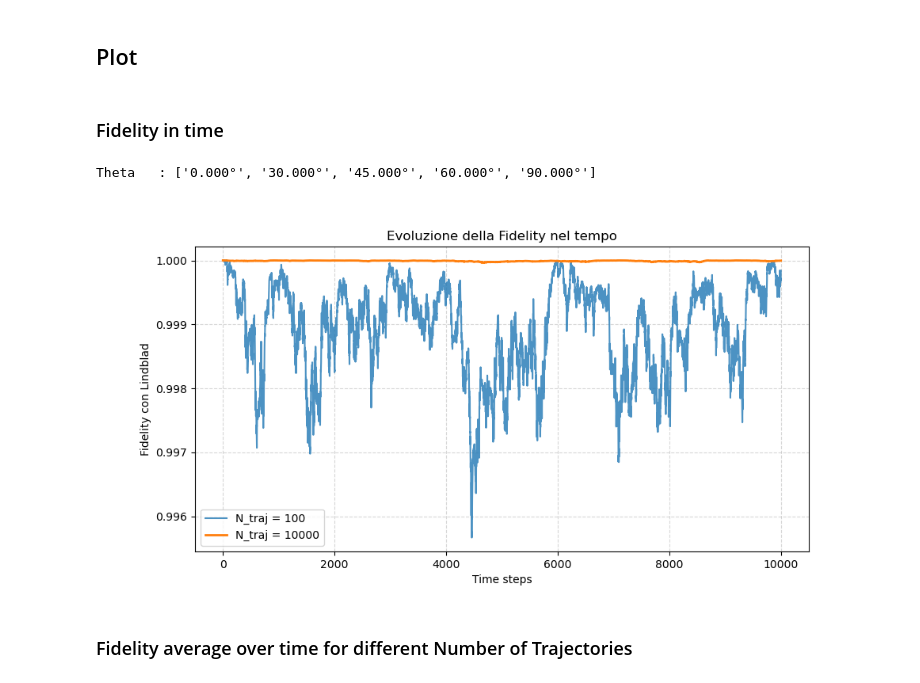
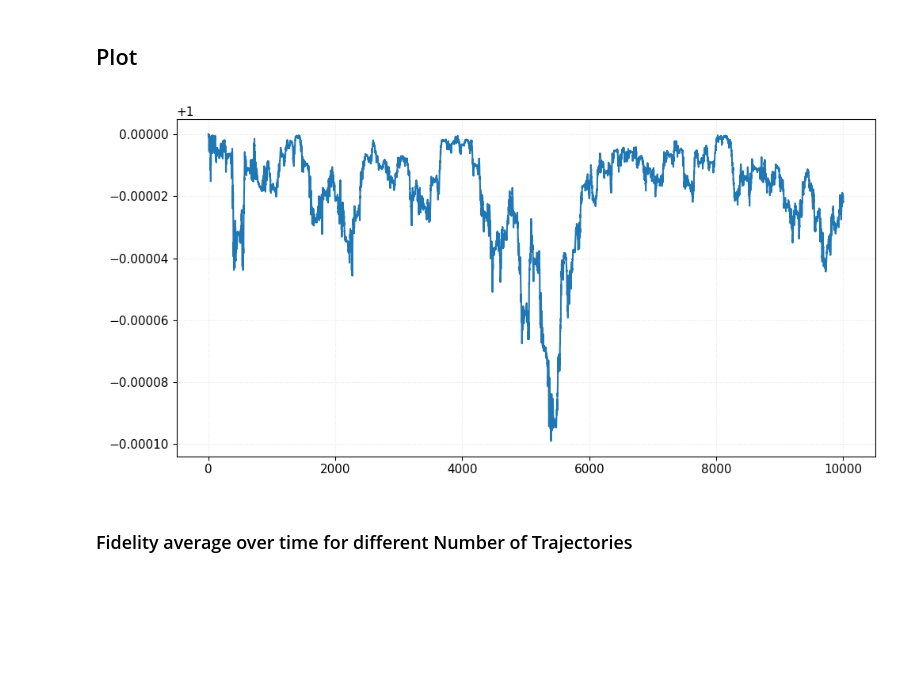
Before and after one commit to francescociavarella/Collisional-Methods, a Jupyter notebook: Codes/Avg_Fidelity_and_Trace_Distance_Analysis.ipynb, the cells around one changed output. Drawn from its saved outputs; the diff is of its cells as text; code cells hidden in the pictures; blank space fills up the shorter version.

```diff
--- a/Codes/Avg_Fidelity_and_Trace_Distance_Analysis.ipynb
+++ b/Codes/Avg_Fidelity_and_Trace_Distance_Analysis.ipynb
@@ -288,15 +285,19 @@ Lindblad_data = np.load(Lindblad_filepath)
 
 rho_lindblad_complete = Lindblad_data['rho_list_lindblad']  # 4x4 dimension
 
-rho_lindblad = np.zeros((time_steps, 2, 2), dtype=complex)
+rho_lindblad = np.zeros((time_steps, 2, 2), dtype=np.complex128)
+
 for t in range(time_steps):
-    # Extract the 2x2 block corresponding to the single-excitation subspace  ATTENTION : inverted respect to Trajectories, already inverted here
-    rho_lindblad[t,0,0] = rho_lindblad_complete[t, 1, 1]  # Index (1,1) -> |01><01|
-    rho_lindblad[t,0,1] = rho_lindblad_complete[t, 2, 1]  # Index (2,1) -> |10><01|
-    rho_lindblad[t,1,0] = rho_lindblad_complete[t, 1, 2]  # Index (1,2) -> |01><10|
-    rho_lindblad[t,1,1] = rho_lindblad_complete[t, 2, 2]  # Index (2,2) -> |10><10|
 
-# # Populations : Index (2,2) -> |10><10|, Index (1,1)  -> |01><01|
+    # Populations : Index (2,2) -> |10><10|, Index (1,1)  -> |01><01| INVERTED respect to Trajectories, already inverted here
+    rho_lindblad[t, 0, 0] = rho_lindblad_complete[t, 2, 2]  # |10><10|
+    rho_lindblad[t, 1, 1] = rho_lindblad_complete[t, 1, 1]  # |01><01|
+
+    # Coherences ATTENTION : inverted respect to Trajectories, already inverted here
+    rho_lindblad[t, 0, 1] = rho_lindblad_complete[t, 2, 1]  # |10><01|
+    rho_lindblad[t, 1, 0] = rho_lindblad_complete[t, 1, 2]  # |01><10|
+
+#
 # pop_lindblad_10 = np.real(rho_lindblad[:, 2, 2])
 # pop_lindblad_01 = np.real(rho_lindblad[:, 1, 1])
 
@@ -441,25 +442,11 @@ import matplotlib.pyplot as plt
 from mpl_toolkits.mplot3d import Axes3D
 from ipywidgets import interact, IntSlider
 import matplotlib.ticker as ticker
-# %% [markdown]
-### Fidelity in time
-# %%
-print(f"Theta   : {[f'{np.degrees(t):.3f}°' for t in results.keys()]}")
-theta = np.radians(cfg['thetas_deg'][2])  # change angle
-plt.close()
-# In N_traj_list: l'indice 0 è 100 traiettorie, l'indice -1 è 10000 traiettorie
-plt.figure(figsize=(10, 5))
-plt.plot(Fidelity_tensors[theta][0, :], label='N_traj = 100', alpha=0.8)
-plt.plot(Fidelity_tensors[theta][-1, :], label='N_traj = 10000', linewidth=2)
-
-plt.xlabel("Time steps")
-plt.ylabel("Fidelity con Lindblad")
-plt.title("Evoluzione della Fidelity nel tempo")
-plt.legend()
-plt.grid(True, linestyle='--', alpha=0.5)
-plt.show()
-# %% [output]
-Theta   : ['0.000°', '30.000°', '45.000°', '60.000°', '90.000°']
-[figure, removed]
+# %%
+plt.close('all')
+plt.plot(avg_fidelity_dict[90][10000])
+plt.show()
+# %% [output]
+[figure, added]
 # %% [markdown]
 ### Fidelity average over time for different Number of Trajectories
```
Also changed, not shown: parts of 5 cells of this notebook.
